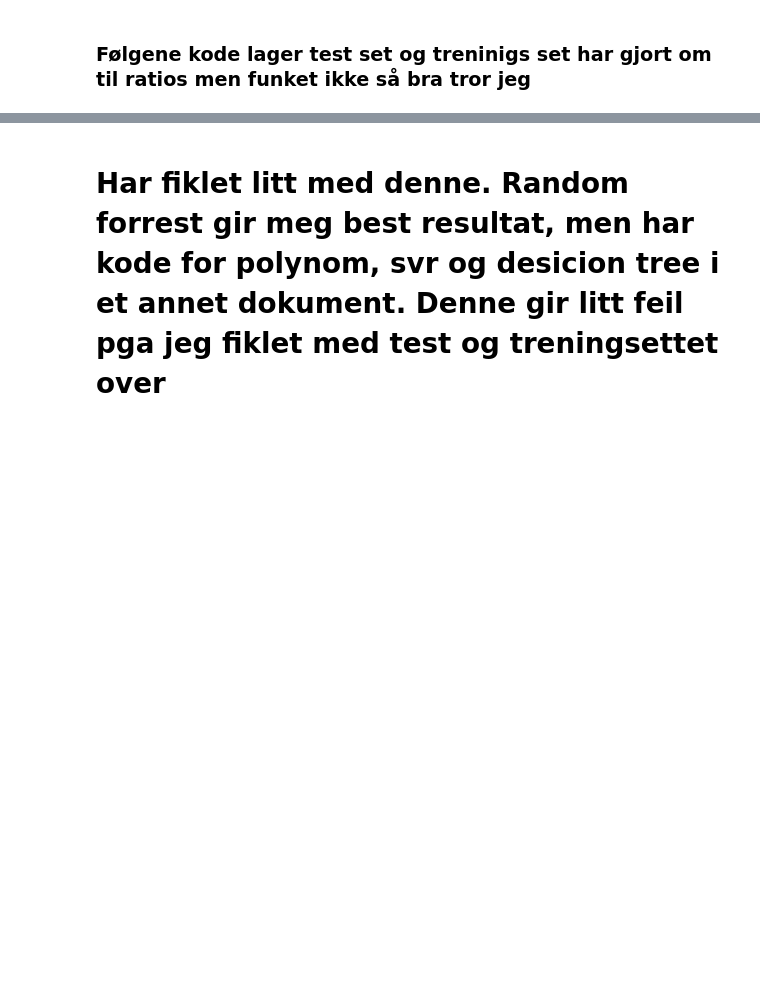
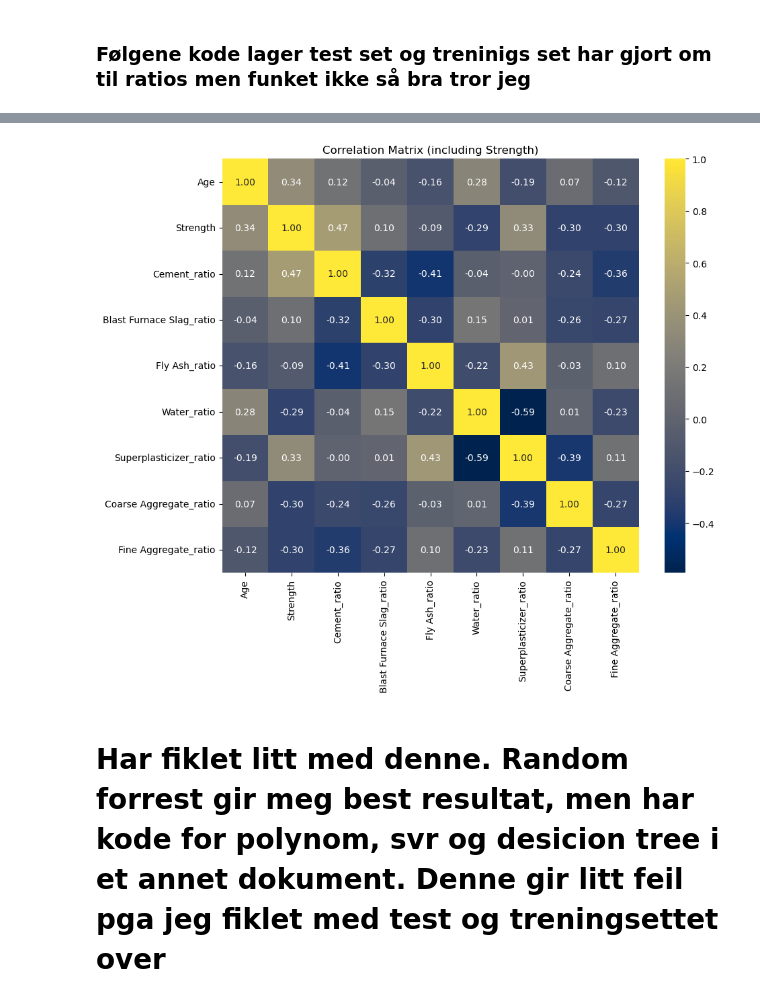
Before and after one commit to elisabellahj/MLing, a Jupyter notebook: Random_forrest.ipynb, the cells around one changed output, grey strips where cells are left out. Saved outputs shown, nothing was run; the diff lists cells and outputs as text; code cells hidden in the pictures; blank space fills up the shorter version.

```diff
--- a/Random_forrest.ipynb
+++ b/Random_forrest.ipynb
@@ -167,3 +127,21 @@ Fine Aggregate_ratio        0.329495   0.032517   0.333664   0.037023
+# %%
+#concrete_data["Cment_water_ratio"] = concrete_data["Cement"] / concrete_data["Water"]
+#concrete_data["Cement_to_Coarse_Aggregate_ratio"] = concrete_data["Cement"] / concrete_data["Coarse Aggregate"]
+#concrete_data["Cement_to_Fine_Aggregate_ratio"] = concrete_data["Cement"] / concrete_data["Fine Aggregate"]
+import seaborn as sns
+
+columns_to_remove = ["Total", "Age_cat"]
+concrete_data = concrete_data.drop(columns=columns_to_remove, axis=1, errors="ignore")
+
+corr_matrix = concrete_data.corr()
+corr_matrix ["Strength"].sort_values(ascending = False)
+
+plt.figure(figsize=(10, 8))
+sns.heatmap(corr_matrix, annot=True, cmap='cividis', fmt=".2f")
+plt.title('Correlation Matrix (including Strength)')
+plt.show()
+# %% [output]
+[figure, added]
 # %% [markdown]
 # Har fiklet litt med denne. Random forrest gir meg best resultat, men har kode for polynom, svr og desicion tree i et annet dokument. Denne gir litt feil pga jeg fiklet med test og treningsettet over
 # %%
```
Also changed, not shown: parts of 7 cells of this notebook.
